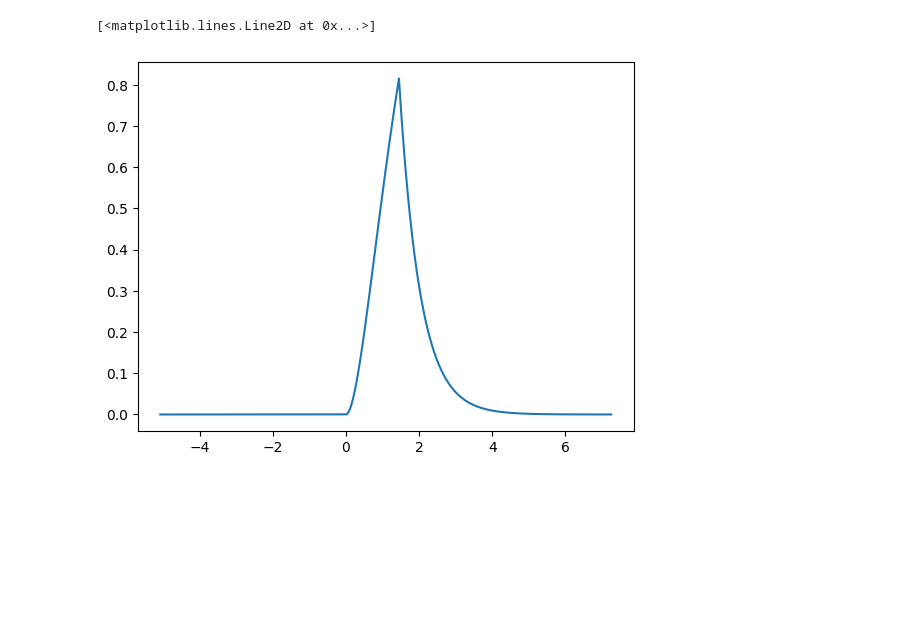
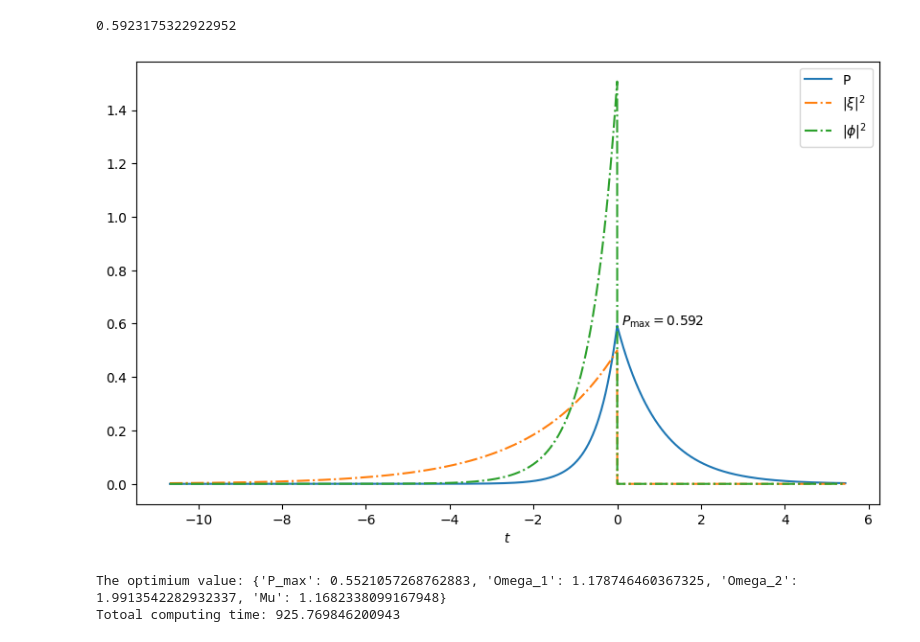
Before and after one commit to gniewko-s/2LevelAtomExcitedByTimeDomainLightPulse, a Jupyter notebook: LightMatterInteraction/NewWorkSpace.ipynb, the cells around one changed output. Saved outputs shown, nothing was run; the diff lists cells and outputs as text; code cells hidden in the pictures; blank space fills up the shorter version.

```diff
--- a/LightMatterInteraction/NewWorkSpace.ipynb
+++ b/LightMatterInteraction/NewWorkSpace.ipynb
@@ -13,0 +205,38 @@ from scipy.optimize import minimize, minimize_scalar
+# %%
+g1 = 1
+o1 = 0.5
+g2 = g1
+o2 = 1.51
+mu = 0
+Experiment = L3.TwoPhoton(ExpoRaising, Gamma_1= g1, Omega_1= o1, Gamma_2= g2, Omega_2= o2, Mu = mu, nBins = 10000, tol = 1e-2)
+t, p = Experiment.P()
+plt.plot(t, p, label = 'P')
+ww = ExpoRaising(t, Omega = o1)
+plt.plot(t,np.abs(ww)**2,'-.',label = r'$|\xi|^2$')
+ww = ExpoRaising(t, Omega = o2 , Mu = mu)
+plt.plot(t,np.abs(ww)**2,'-.',label = r'$|\phi|^2$')
+plt.text(t[np.argmax(p)]+ 0.1,p.max()+0.00005,f'$P_{{\mathrm{{max}}}} = {p.max():.3f}$')
+# plt.text(0.15,p.max()+0.005,f'$P_{{\mathrm{{max}}}} = {p.max():.3f}$')
+
+plt.xlabel(r'$t$')
+# plt.ylim(0,0.01)
+# plt.title(f'Gaussian\n$\Gamma_1 = \Gamma_2 = 1$ \n $\Omega_1= {round(o1,2)}$ , $\Omega_2={round(o2,2)}$ \n $\mu = {round(mu,2)}$ , $P max = {round(p.max() , 2)}$')
+plt.legend()
+# plt.savefig('Gaussian_6.png')
+print(p.max())
+# %% [output]
+0.5923175322922952
+[figure, added]
+# %%
+t0 = time()
+g1 = 1
+o1 = 1
+g2 = g1
+o2 = o1
+mu = 0
+Experiment = L3.TwoPhoton(Gaussian, Gamma_1= g1, Omega_1= o1, Gamma_2= g2, Omega_2= o2, Mu = mu, nBins = 10000, tol = 1e-3)
+res = Experiment.optimize(parameters_to_optimize=['Omega_1' , 'Omega_2' ,'Mu'],num_attempts = 10,num_processor = 10)
+print(f'The optimium value: {res}\nTotoal computing time: {time()-t0}')
+# %% [output]
+The optimium value: {'P_max': 0.5521057268762883, 'Omega_1': 1.178746460367325, 'Omega_2': 1.9913542282932337, 'Mu': 1.1682338099167948}
+Totoal computing time: 925.769846200943
@@ -14,8 +307,8 @@ from scipy.optimize import minimize, minimize_scalar
 # %%
-Experiment = L2.SinglePhoton(Rectangular,Gamma = 1.7507513489520856, Omega = 1.3793727551655788,nBins = 10000)
-t, p = Experiment.P()
-plt.plot(t,p)
+# Experiment = L2.SinglePhoton(Rectangular,Gamma = 1, Omega = 1,nBins = 1000)
+# t, p = Experiment.P()
+# print(t.shape , p.shape)
+# plt.plot(t,p)
+# Experiment.MeanTime()
+# Experiment.optimize(['Omega','Gamma'], num_attempts = 1, num_processor=4)
-# %% [output]
-[<matplotlib.lines.Line2D at 0x...>]
-[figure, removed]
 # %%
```
Also changed, not shown: parts of 12 cells of this notebook, 1 other file.
